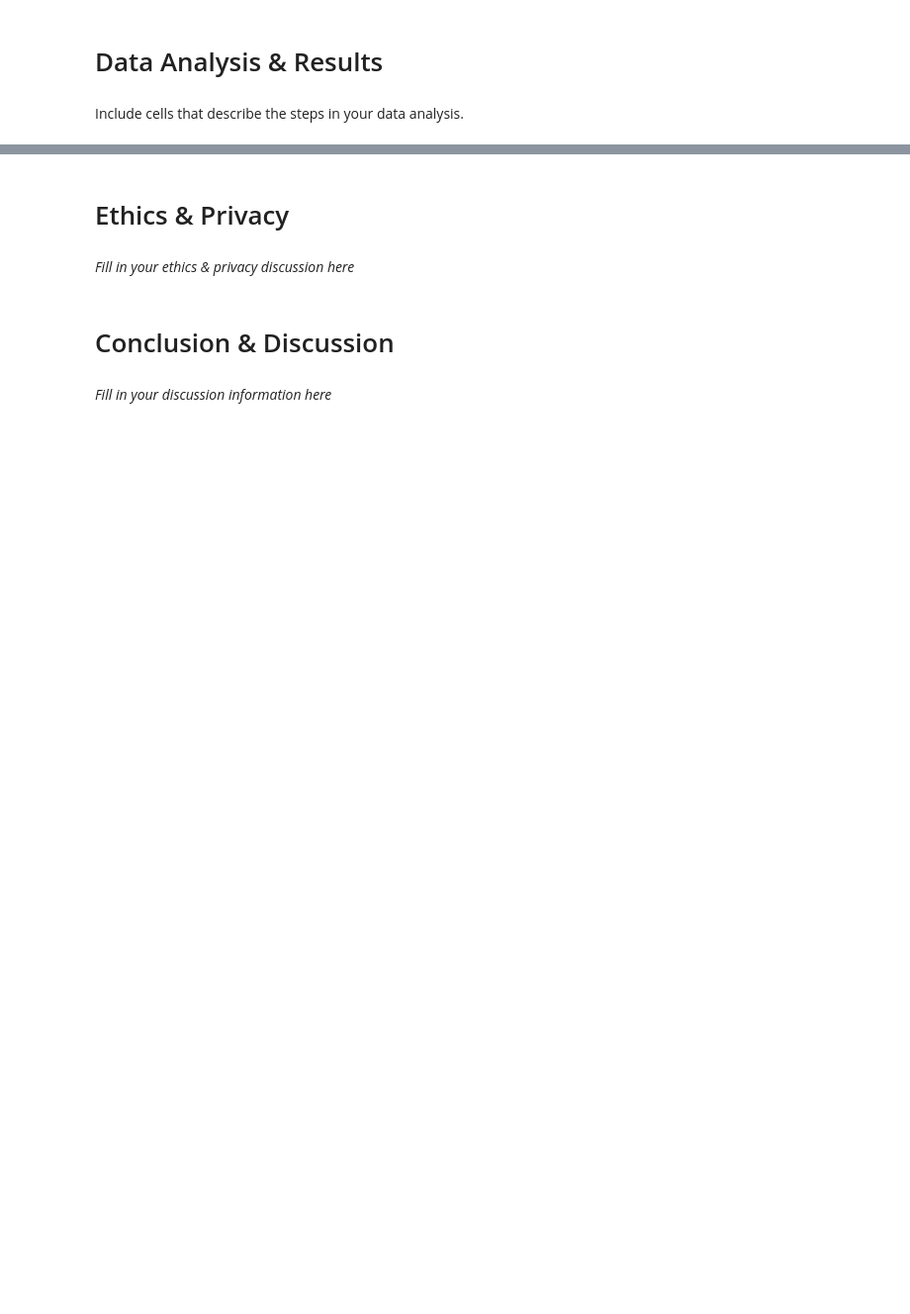
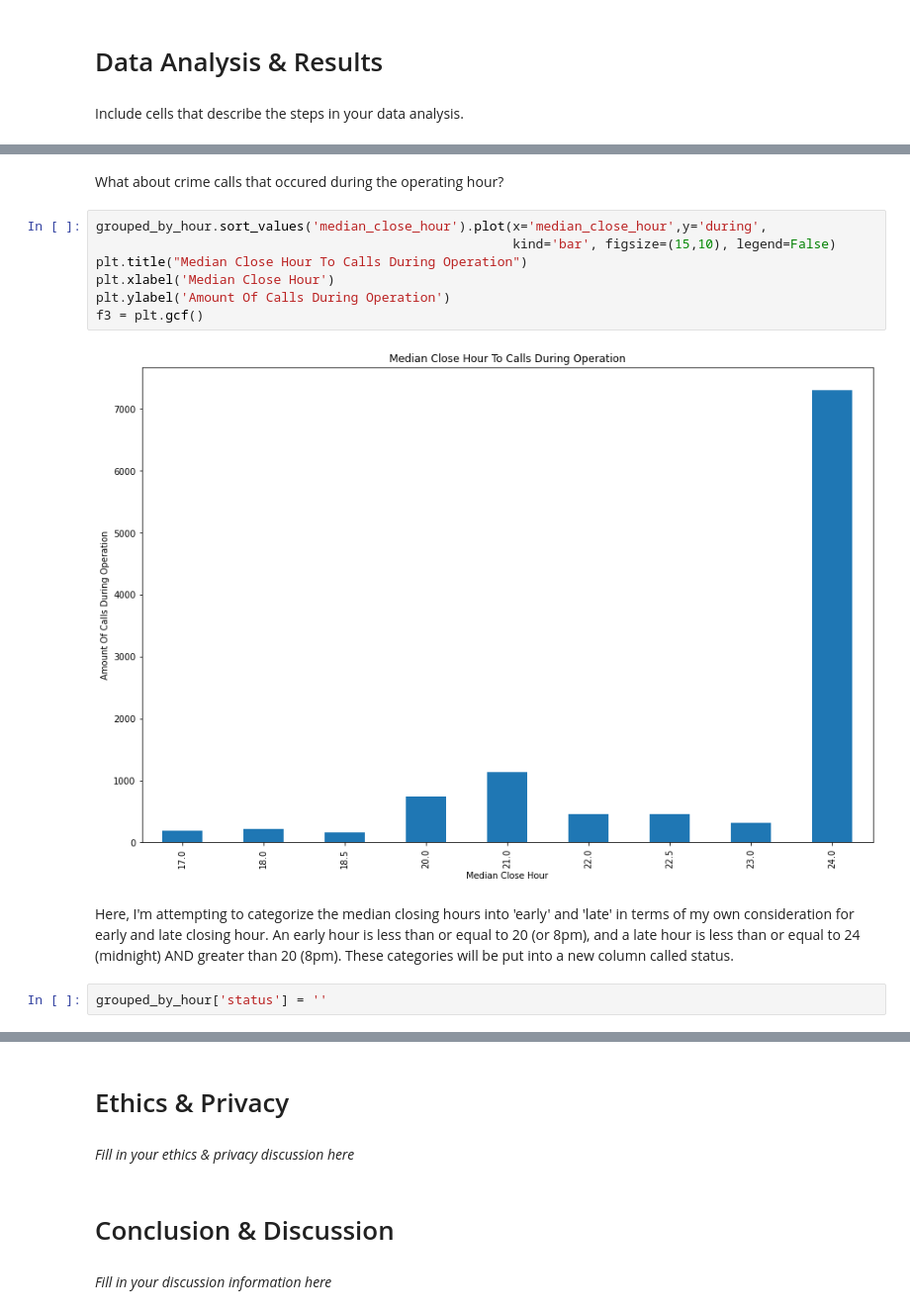
Before and after one commit to tnl001/individual_fa20, a Jupyter notebook: final_project/FinalProject_tnl001.ipynb, the cells around one changed output, grey strips where cells are left out. Shown: that part at 99% size. Saved outputs shown, nothing was run; the diff lists cells and outputs as text; blank space fills up the shorter version.

```diff
--- a/final_project/FinalProject_tnl001.ipynb
+++ b/final_project/FinalProject_tnl001.ipynb
@@ -805,0 +942,15 @@ Include cells that describe the steps in your data analysis.
+# %% [markdown]
+What about crime calls that occured during the operating hour?
+# %%
+grouped_by_hour.sort_values('median_close_hour').plot(x='median_close_hour',y='during',
+                                                      kind='bar', figsize=(15,10), legend=False)
+plt.title("Median Close Hour To Calls During Operation")
+plt.xlabel('Median Close Hour')
+plt.ylabel('Amount Of Calls During Operation')
+f3 = plt.gcf()
+# %% [output]
+[figure, added]
+# %% [markdown]
+Here, I'm attempting to categorize the median closing hours into 'early' and 'late' in terms of my own consideration for early and late closing hour. An early hour is less than or equal to 20 (or 8pm), and a late hour is less than or equal to 24 (midnight) AND greater than 20 (8pm). These categories will be put into a new column called status.
+# %%
+grouped_by_hour['status'] = ''
```
Also changed, not shown: parts of 43 cells of this notebook.
